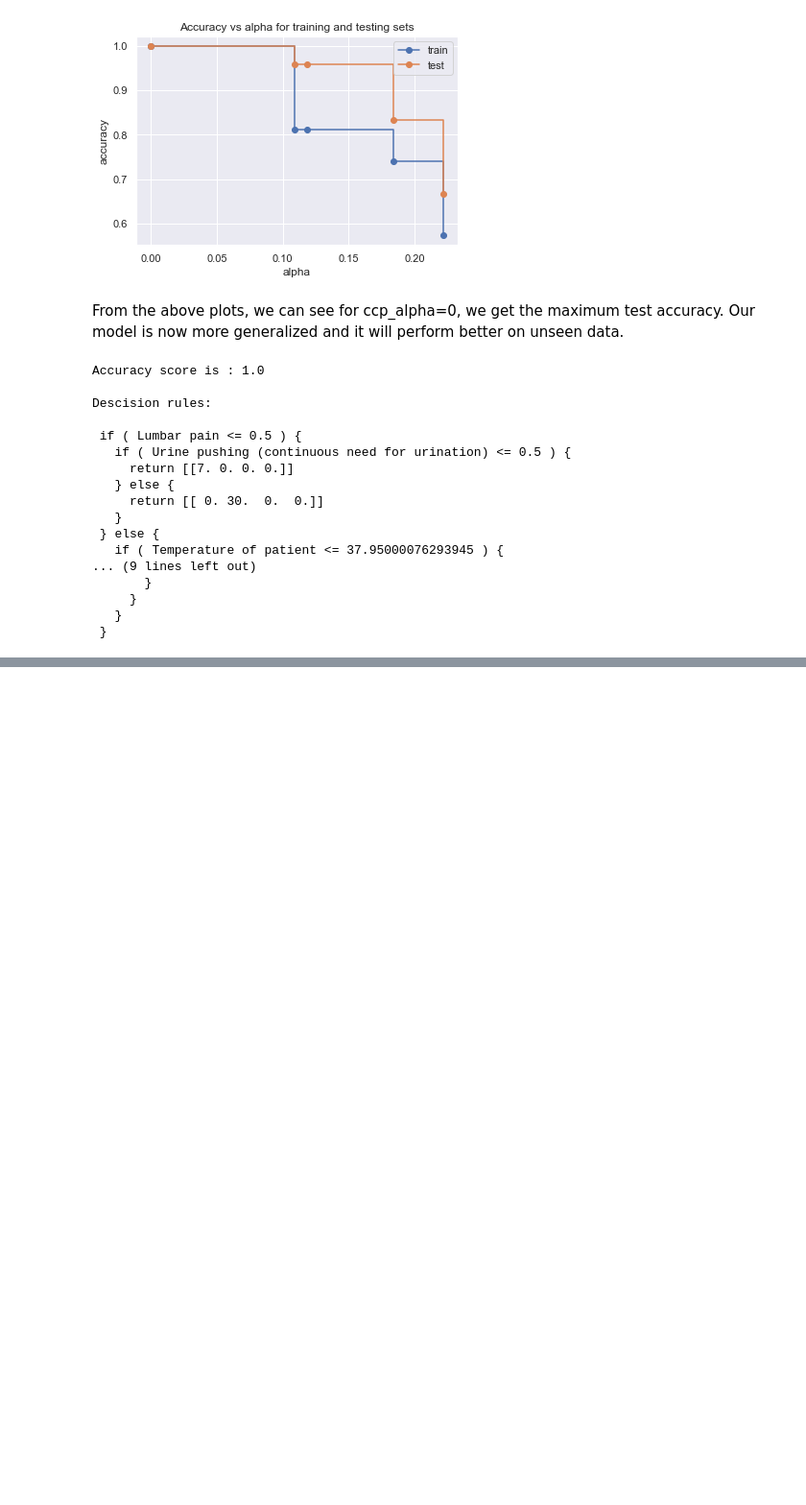
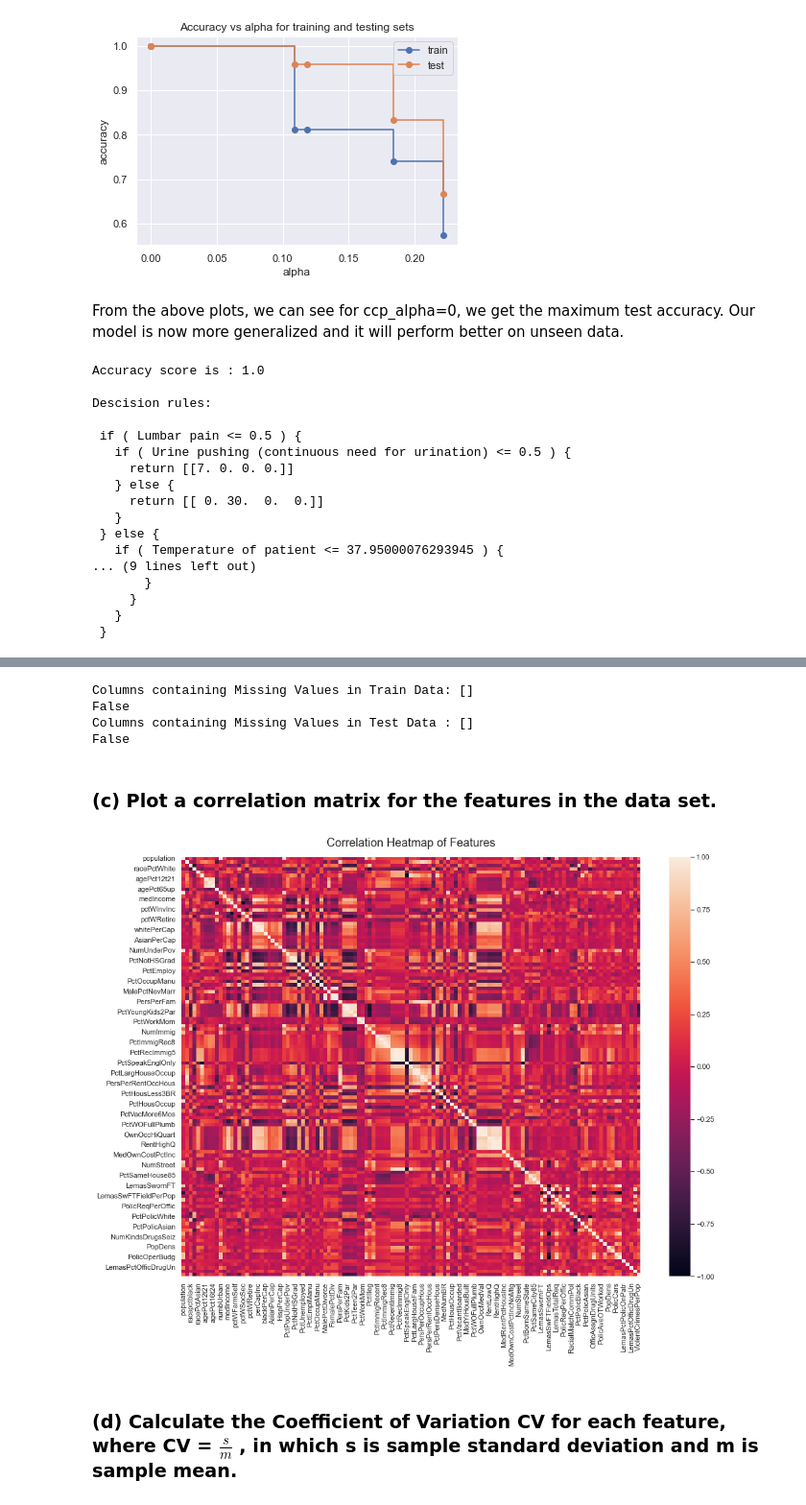
Before and after one commit to humera811/mldsnew, a Jupyter notebook: Homework5/notebook/Bano_Humera_HW5.ipynb, the cells around one changed output, grey strips where cells are left out. Shown at 96% size. Saved outputs shown, nothing was run; the diff lists cells and outputs as text; code cells hidden in the pictures; blank space fills up the shorter version.

```diff
--- a/Homework5/notebook/Bano_Humera_HW5.ipynb
+++ b/Homework5/notebook/Bano_Humera_HW5.ipynb
@@ -260,0 +279,16 @@ Descision rules:
+# %%
+path3 = "../data/communities.data"
+path4 = "../data/communities.names"
+
+data1 = []
+with open(path4, 'r') as f:
+    lines = f.readlines()
+    for line in lines:
+        if line.startswith('@attribute'):
+            data1.append(line.split(' ')[1])
+
+communities_data = pd.read_csv(path3, sep=",", header=None, names=data1, na_values='?', engine='python')
+cc_train = communities_data[:1495] #first 1495 rows of data as training set
+cc_test = communities_data[1495:] # rest as test set
+print("The data is : ")
+communities_data
@@ -260,0 +312,12 @@ Descision rules:
+# %%
+# Removing first 5 non predictive features from the data set(given in data set description)
+# https://scikit-learn.org/stable/modules/generated/sklearn.impute.SimpleImputer.html#sklearn.impute.SimpleImputer
+# https://scikit-learn.org/stable/modules/impute.html
+print("Totally", len(data1), "attributes.")
+print(data1[:5], "are 5 non-predictive attributes should be removed/ignored")
+non_predictive_features = ['state','county','community','communityname','fold']
+predictive_features = [feature for feature in data1 if feature not in non_predictive_features]
+# Doing imputation on training and testing data separately so that testing data remains true to itself, without being effected by mean of training data set.
+train_data_predictive = cc_train.drop(non_predictive_features, axis=1)
+# print(train_data_predictive.shape)
+test_data_predictive = cc_test.drop(non_predictive_features, axis=1)
@@ -260,0 +370,24 @@ Descision rules:
+# %%
+# Find the columns which have Missing Values
+print('Columns containing Missing Values in Train Data: {}' .format(train_imputed_data.columns[train_imputed_data.isnull().any()].to_list()))
+print(train_imputed_data.isnull().any().any()  )
+print('Columns containing Missing Values in Test Data : {}' .format(test_imputed_data.columns[test_imputed_data.isnull().any()].to_list()))
+print(test_imputed_data.isnull().any().any()  )
+# %% [output]
+Columns containing Missing Values in Train Data: []
+False
+Columns containing Missing Values in Test Data : []
+False
+# %% [markdown]
+### __(c) Plot a correlation matrix for the features in the data set.__
+# %%
+# Getting correlation matrix of all the features in the whole data set
+plt.close()
+plt.figure(figsize=(16, 12))
+heatmap = sns.heatmap(communities_data[predictive_features].corr(), vmax=1, vmin=-1)
+heatmap.set_title('Correlation Heatmap of Features', fontdict={'fontsize':18}, pad=16);
+plt.show()
+# %% [output]
+[figure, added]
+# %% [markdown]
+### __(d) Calculate the Coefficient of Variation CV for each feature, where CV = $\frac{s}{m}$ , in which s is sample standard deviation and m is sample mean.__
```
Also changed, not shown: parts of 44 cells of this notebook.
